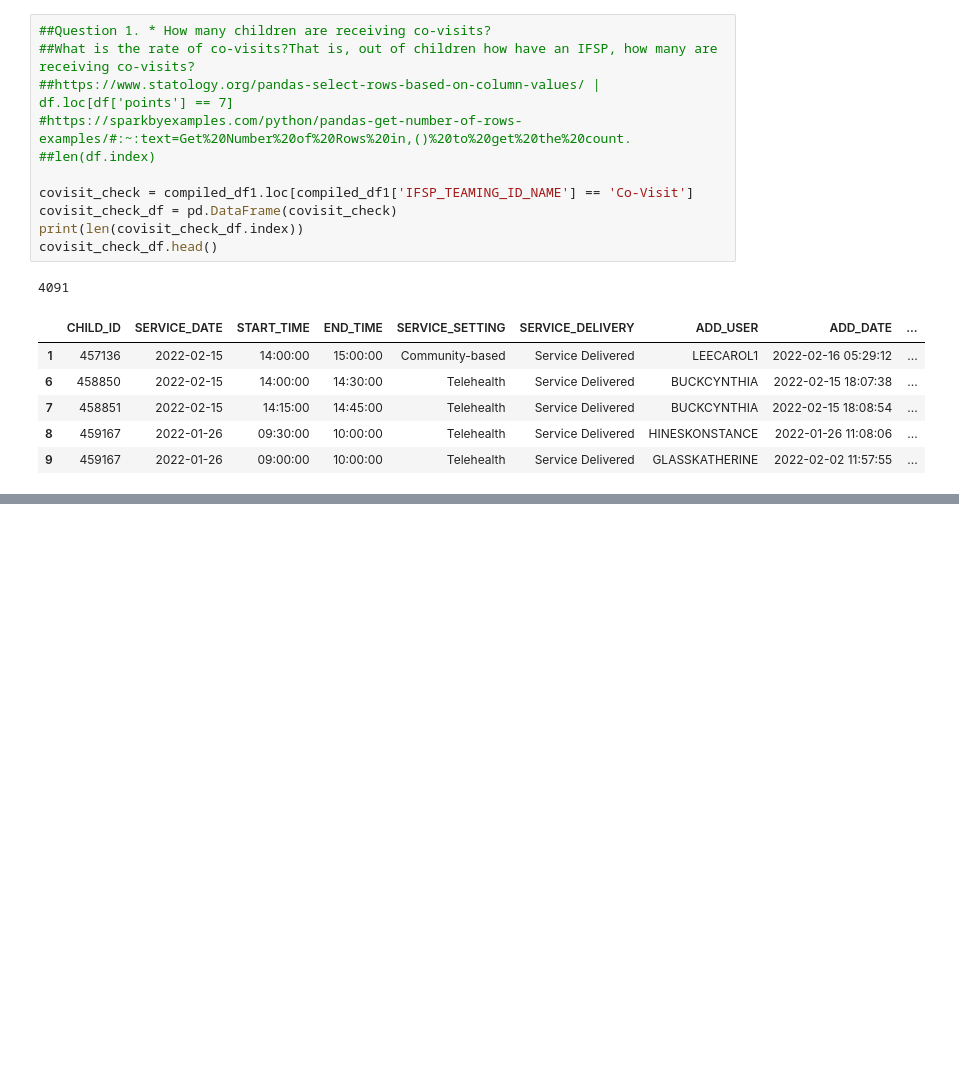
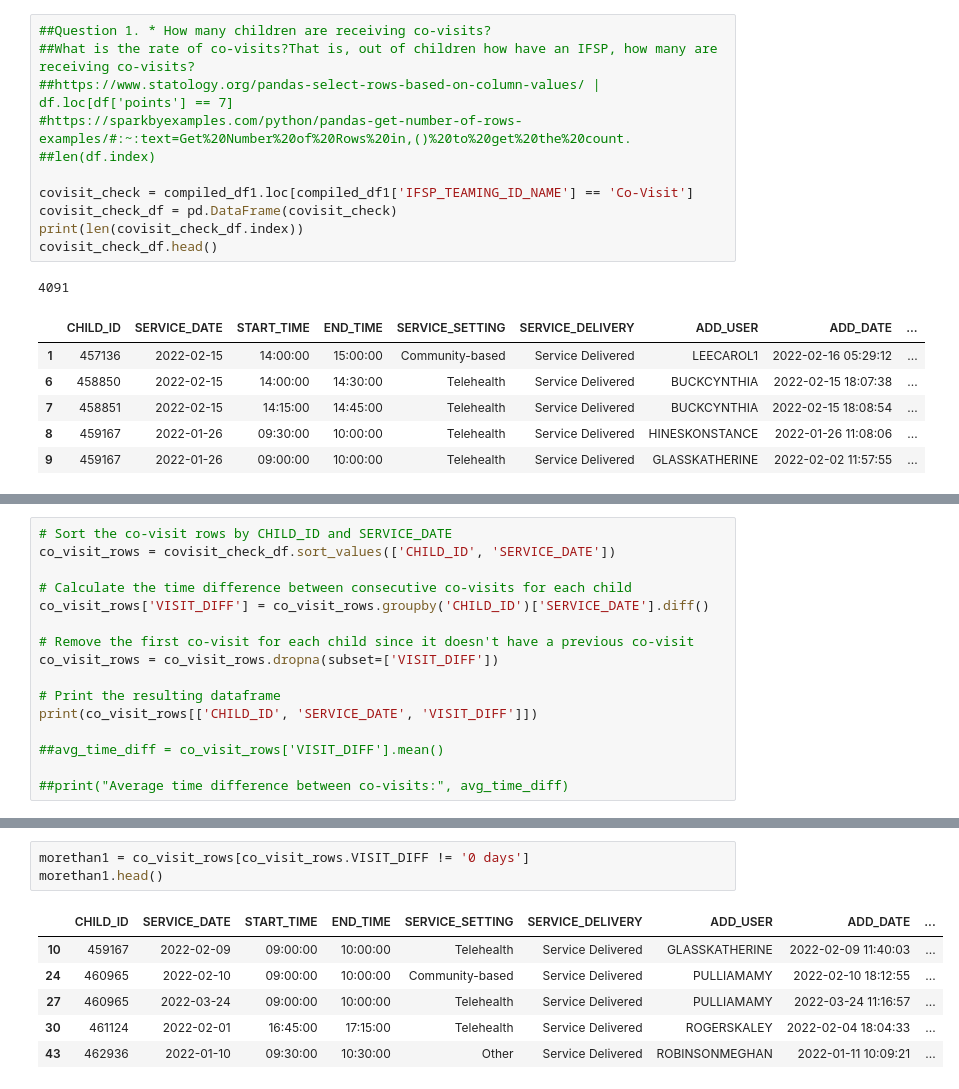
Before and after one commit to NSS-Data-Analytics-Cohort-8/teis_da8_1-sockswithsandals, a Jupyter notebook: notebooks/larry_teis.ipynb, the cells around one changed output, grey strips where cells are left out. Saved outputs shown, nothing was run; the diff lists cells and outputs as text; blank space fills up the shorter version.

Commit message:
working group question #1

```diff
--- a/notebooks/larry_teis.ipynb
+++ b/notebooks/larry_teis.ipynb
@@ -359,0 +359,16 @@ print(covisit_check_df.loc[covisit_check_df['SERVICE_SETTING'] == 'Other'].value
+# %%
+# Sort the co-visit rows by CHILD_ID and SERVICE_DATE
+co_visit_rows = covisit_check_df.sort_values(['CHILD_ID', 'SERVICE_DATE'])
+
+# Calculate the time difference between consecutive co-visits for each child
+co_visit_rows['VISIT_DIFF'] = co_visit_rows.groupby('CHILD_ID')['SERVICE_DATE'].diff()
+
+# Remove the first co-visit for each child since it doesn't have a previous co-visit
+co_visit_rows = co_visit_rows.dropna(subset=['VISIT_DIFF'])
+
+# Print the resulting dataframe
+print(co_visit_rows[['CHILD_ID', 'SERVICE_DATE', 'VISIT_DIFF']])
+
+##avg_time_diff = co_visit_rows['VISIT_DIFF'].mean()
+
+##print("Average time difference between co-visits:", avg_time_diff)
@@ -359,0 +391,10 @@ print(covisit_check_df.loc[covisit_check_df['SERVICE_SETTING'] == 'Other'].value
+# %%
+morethan1 = co_visit_rows[co_visit_rows.VISIT_DIFF != '0 days']
+morethan1.head()
+# %% [output]
+|  | CHILD_ID | SERVICE_DATE | START_TIME | END_TIME | SERVICE_SETTING | SERVICE_DELIVERY | ADD_USER | ADD_DATE | ... |
+| 10 | 459167 | 2022-02-09 | 09:00:00 | 10:00:00 | Telehealth | Service Delivered | GLASSKATHERINE | 2022-02-09 11:40:03 | ... |
+| 24 | 460965 | 2022-02-10 | 09:00:00 | 10:00:00 | Community-based | Service Delivered | PULLIAMAMY | 2022-02-10 18:12:55 | ... |
+| 27 | 460965 | 2022-03-24 | 09:00:00 | 10:00:00 | Telehealth | Service Delivered | PULLIAMAMY | 2022-03-24 11:16:57 | ... |
+| 30 | 461124 | 2022-02-01 | 16:45:00 | 17:15:00 | Telehealth | Service Delivered | ROGERSKALEY | 2022-02-04 18:04:33 | ... |
+| 43 | 462936 | 2022-01-10 | 09:30:00 | 10:30:00 | Other | Service Delivered | ROBINSONMEGHAN | 2022-01-11 10:09:21 | ... |
```
Also changed, not shown: parts of 36 cells of this notebook.
